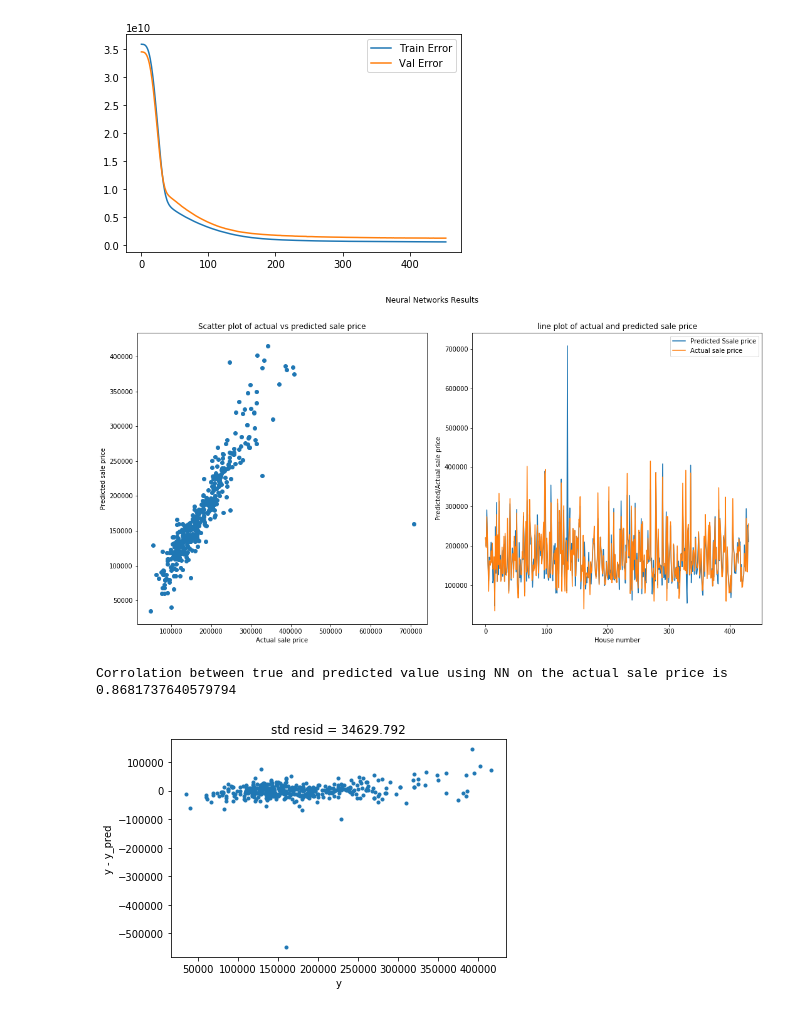
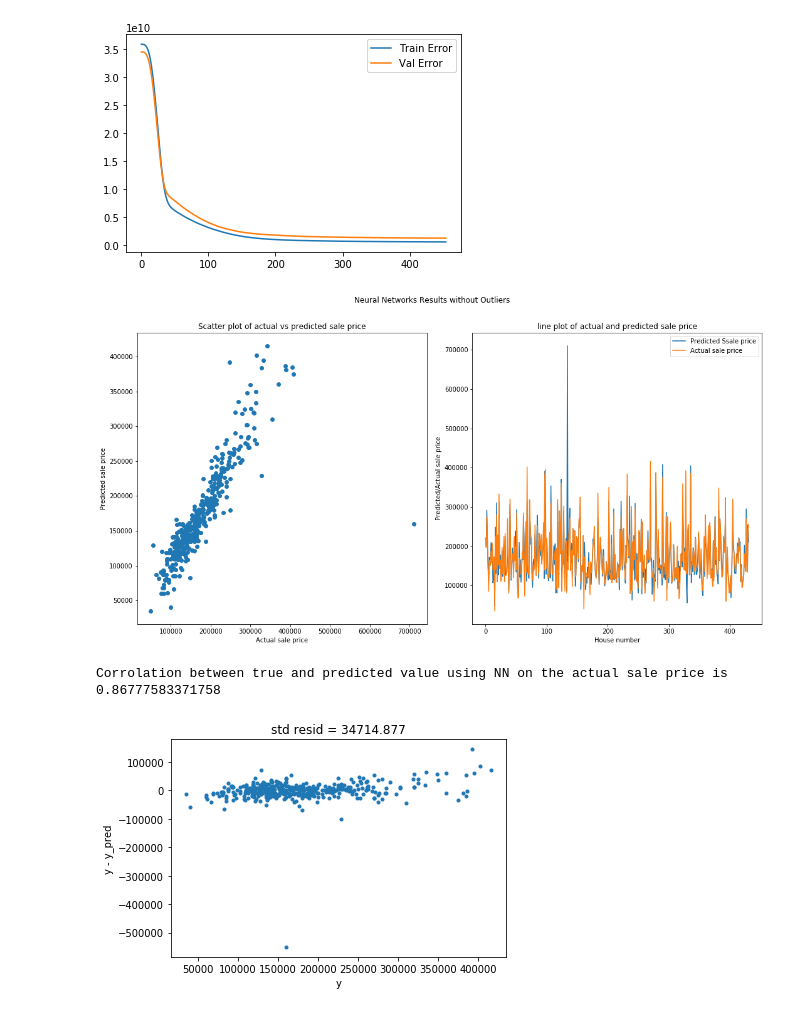
Before and after one commit to Yaohua-Chang/ML-Final-Project, a Jupyter notebook: Tamer/Remove Outliers.ipynb, the cells around one changed output. Drawn from its saved outputs; the diff is of its cells as text; code cells hidden in the pictures.

```diff
--- a/Tamer/Remove Outliers.ipynb
+++ b/Tamer/Remove Outliers.ipynb
@@ -144,7 +153,6 @@ np.random.seed(seed)
 n_feat = x.shape[1]
 mdl = Sequential()
 mdl.add(Dense(units=256, input_dim = n_feat, activation = 'relu'))
-mdl.add(Dense(units=128, activation = 'relu'))
 mdl.add(Dense(units=1, activation='linear'))
 
 mdl.compile(loss='mean_squared_error', optimizer='adam', metrics= ['mse', 'mae'])
@@ -154,11 +162,11 @@ history = mdl.fit(x_train, y_train, validation_data = (x_test, y_test),
                   callbacks=[monitor],batch_size= 64,epochs=5000,verbose=0)
 
 y_pred = mdl.predict(x_test)
-MSEscore = np.sqrt(mean_squared_error(y_pred, y_test))
-print('Score RMSE = {}'.format(MSEscore))
+MSEscore = (mean_squared_error(y_pred, y_test))
+print('Score MSE = {}'.format(MSEscore))
 
-MAEscore = np.sqrt(mean_absolute_error(y_pred, y_test))
-print('Score RMAE = {}'.format(MAEscore))
-
+MAEscore = (mean_absolute_error(y_pred, y_test))
+print('Score MAE = {}'.format(MAEscore))
+print('R2_score = {}'.format(r2_score(y_test, y_pred)))
 mdl.summary()
 # %% [output]
@@ -189,29 +196,29 @@ plt.legend()
 # %%
 y_pred = mdl.predict(x_test)
 fig = plt.figure(figsize=(15,8))
-fig.suptitle('Neural Networks Results')
+fig.suptitle('Neural Networks Results without Outliers')
 plt.subplot(121)
 plt.scatter((y_pred), (y_test))
 plt.xlabel('Actual sale price')
 plt.ylabel('Predicted sale price')
 plt.title('Scatter plot of actual vs predicted sale price')
 plt.subplot(122)
 plt.subplots_adjust(bottom=0.25)
 plt.plot((y_pred), label='Predicted Ssale price')
 plt.plot((y_test.values), label='Actual sale price')
 plt.xlabel('House number')
 plt.ylabel('Predicted/Actual sale price')
 plt.title('line plot of actual and predicted sale price')
 plt.legend()
 plt.tight_layout()
 fig.subplots_adjust(top=0.88)
 # %% [output]
-[figure, old version]
+[figure, new version]
 # %%
 print("Corrolation between true and predicted value using NN on the actual sale price is {}".\
       format(np.corrcoef(y_test,y_pred.squeeze())[0][1]))
 # %% [output]
-Corrolation between true and predicted value using NN on the actual sale price is 0.8681737640579794
+Corrolation between true and predicted value using NN on the actual sale price is 0.86777583371758
 # %%
 resid = y_test - y_pred.squeeze()
 mean_resid = resid.mean()
```
Also changed, not shown: parts of 7 cells of this notebook, 7 other files.
